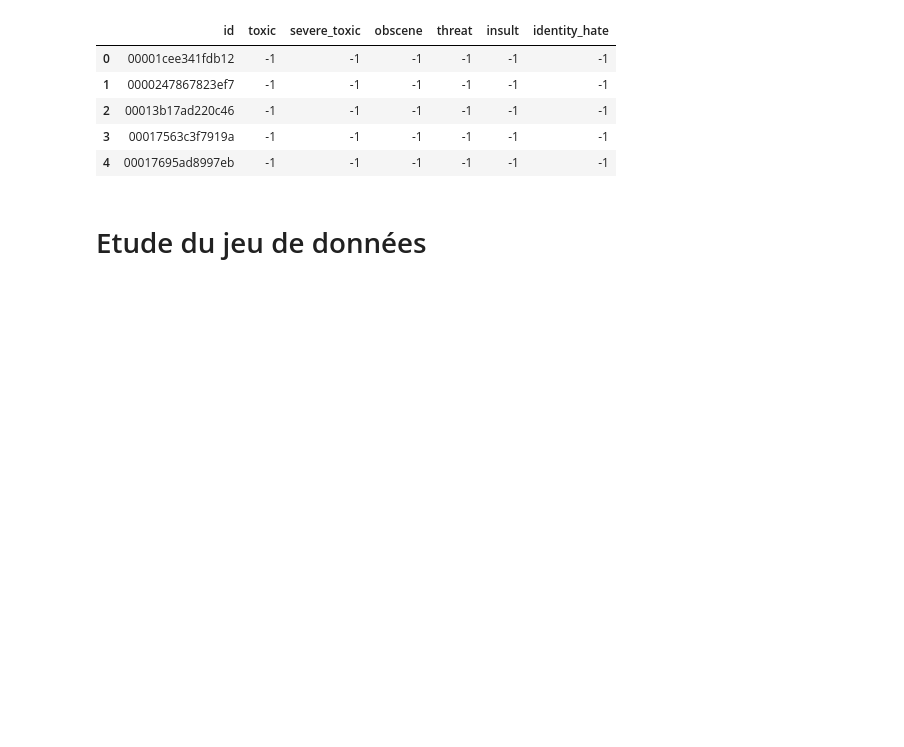
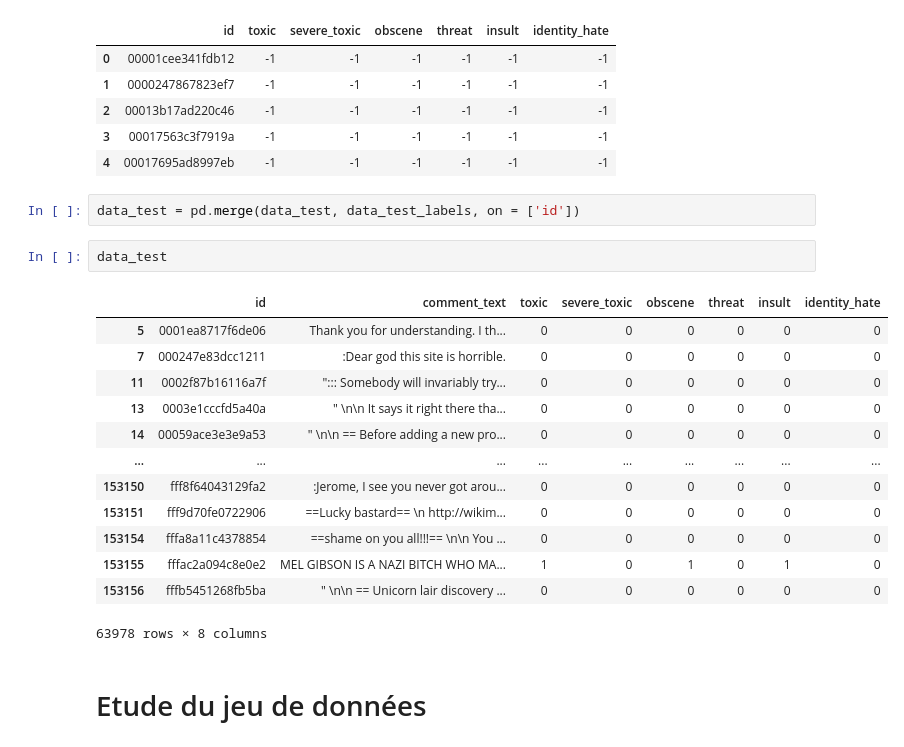
Before and after one commit to GatienVilain/Toxic-Comment-classification, a Jupyter notebook: Classification_commentaires_toxiques.ipynb, the cells around one changed output. Saved outputs shown, nothing was run; the diff lists cells and outputs as text; blank space fills up the shorter version.

```diff
--- a/Classification_commentaires_toxiques.ipynb
+++ b/Classification_commentaires_toxiques.ipynb
@@ -56,6 +72,24 @@ data_test_labels.head()
 | 2 | 00013b17ad220c46 | -1 | -1 | -1 | -1 | -1 | -1 |
 | 3 | 00017563c3f7919a | -1 | -1 | -1 | -1 | -1 | -1 |
 | 4 | 00017695ad8997eb | -1 | -1 | -1 | -1 | -1 | -1 |
+# %%
+data_test = pd.merge(data_test, data_test_labels, on = ['id'])
+# %%
+data_test
+# %% [output]
+|  | id | comment_text | toxic | severe_toxic | obscene | threat | insult | identity_hate |
+| 5 | 0001ea8717f6de06 | Thank you for understanding. I th... | 0 | 0 | 0 | 0 | 0 | 0 |
+| 7 | 000247e83dcc1211 | :Dear god this site is horrible. | 0 | 0 | 0 | 0 | 0 | 0 |
+| 11 | 0002f87b16116a7f | "::: Somebody will invariably try... | 0 | 0 | 0 | 0 | 0 | 0 |
+| 13 | 0003e1cccfd5a40a | " \n\n It says it right there tha... | 0 | 0 | 0 | 0 | 0 | 0 |
+| 14 | 00059ace3e3e9a53 | " \n\n == Before adding a new pro... | 0 | 0 | 0 | 0 | 0 | 0 |
+| ... | ... | ... | ... | ... | ... | ... | ... | ... |
+| 153150 | fff8f64043129fa2 | :Jerome, I see you never got arou... | 0 | 0 | 0 | 0 | 0 | 0 |
+| 153151 | fff9d70fe0722906 | ==Lucky bastard== \n http://wikim... | 0 | 0 | 0 | 0 | 0 | 0 |
+| 153154 | fffa8a11c4378854 | ==shame on you all!!!== \n\n You ... | 0 | 0 | 0 | 0 | 0 | 0 |
+| 153155 | fffac2a094c8e0e2 | MEL GIBSON IS A NAZI BITCH WHO MA... | 1 | 0 | 1 | 0 | 1 | 0 |
+| 153156 | fffb5451268fb5ba | " \n\n == Unicorn lair discovery ... | 0 | 0 | 0 | 0 | 0 | 0 |
+63978 rows × 8 columns
 # %% [markdown]
 # Etude du jeu de données
 # %% [markdown]
```
Also changed, not shown: parts of 41 cells of this notebook.
